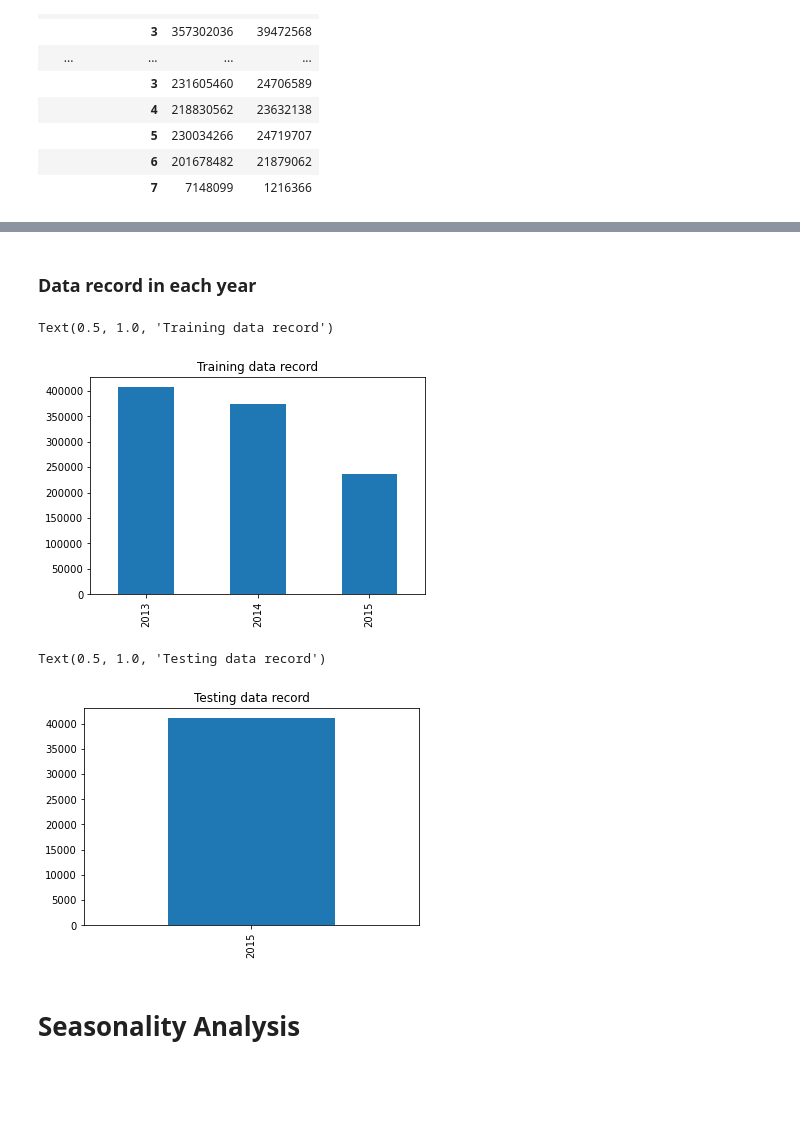
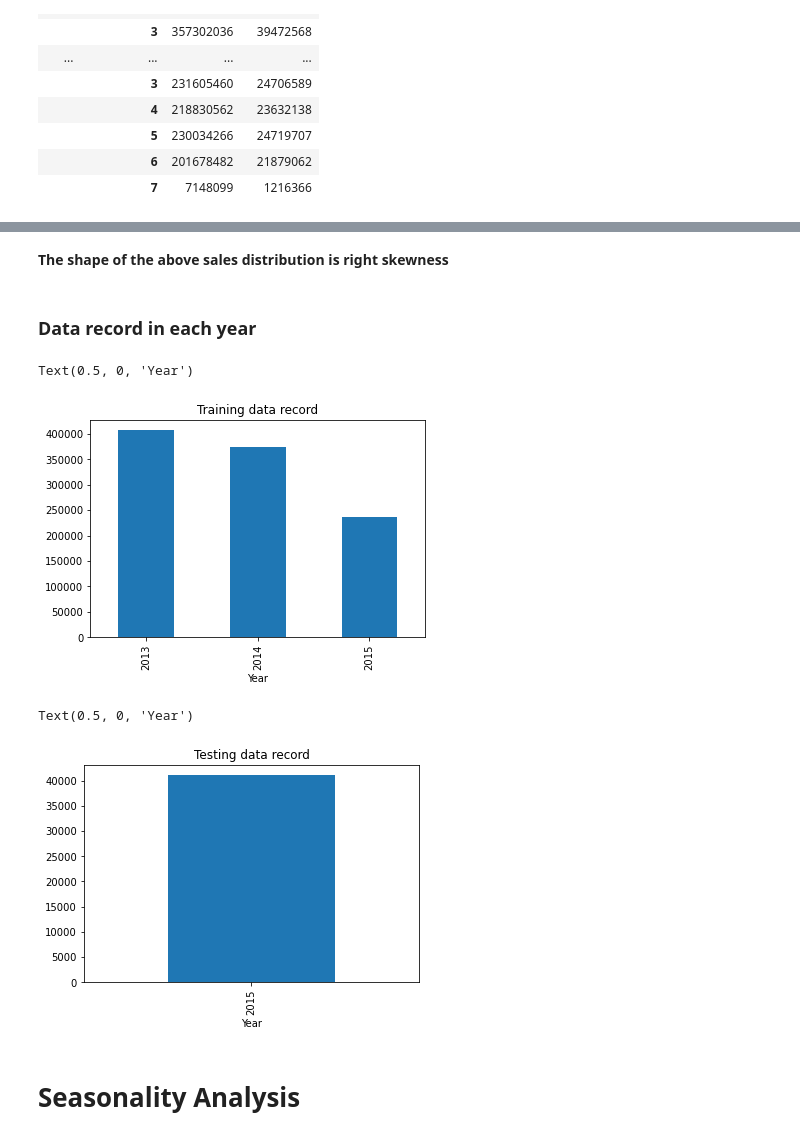
Before and after one commit to comsavvy/Pharmaceutical-Sales-Prediction, a Jupyter notebook: Interim_pharmaceutical_analysis.ipynb, the cells around one changed output, grey strips where cells are left out. Drawn from its saved outputs; the diff is of its cells as text; code cells hidden in the pictures; blank space fills up the shorter version.

```diff
--- a/Interim_pharmaceutical_analysis.ipynb
+++ b/Interim_pharmaceutical_analysis.ipynb
@@ -180,15 +213,21 @@ dayofweek
+# %% [markdown]
+**The shape of the above sales distribution is right skewness**
 # %% [markdown]
 ### Data record in each year
 # %%
-train_data.index.year.value_counts().plot.bar().set_title("Training data record") # Overview of the data store in each year by counting their occurrence
+train_data.index.year.value_counts().plot.bar().set_title("Training data record")
+plt.xlabel('Year')
+# Overview of the data store in each year by counting their occurrence
 # %% [output]
-Text(0.5, 1.0, 'Training data record')
+Text(0.5, 0, 'Year')
-[figure, old version]
+[figure, new version]
 # %%
-test_data.index.year.value_counts().plot.bar().set_title("Testing data record") # Overview of the data store in each year by counting their occurrence
+test_data.index.year.value_counts().plot.bar().set_title("Testing data record")
+plt.xlabel('Year')
+# Overview of the data store in each year by counting their occurrence
 # %% [output]
-Text(0.5, 1.0, 'Testing data record')
+Text(0.5, 0, 'Year')
-[figure, old version]
+[figure, new version]
 # %% [markdown]
 # Seasonality Analysis
 # %%
```
Also changed, not shown: parts of 23 cells of this notebook.
